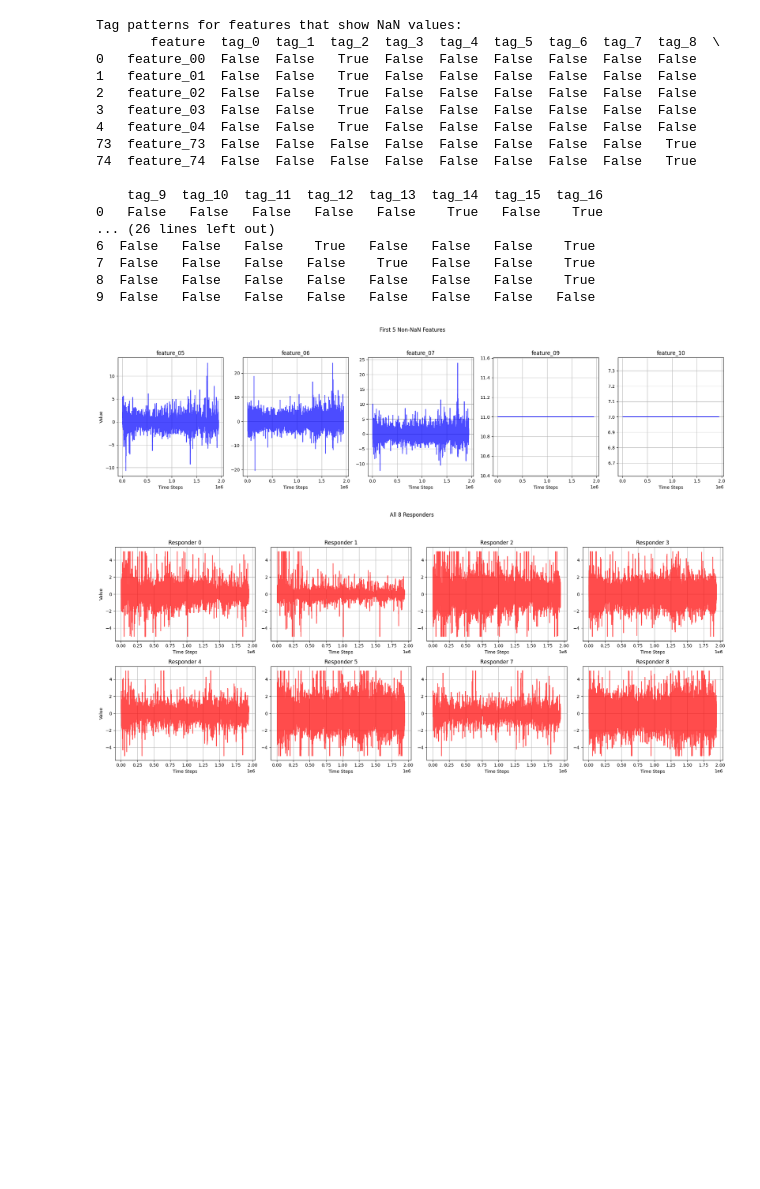
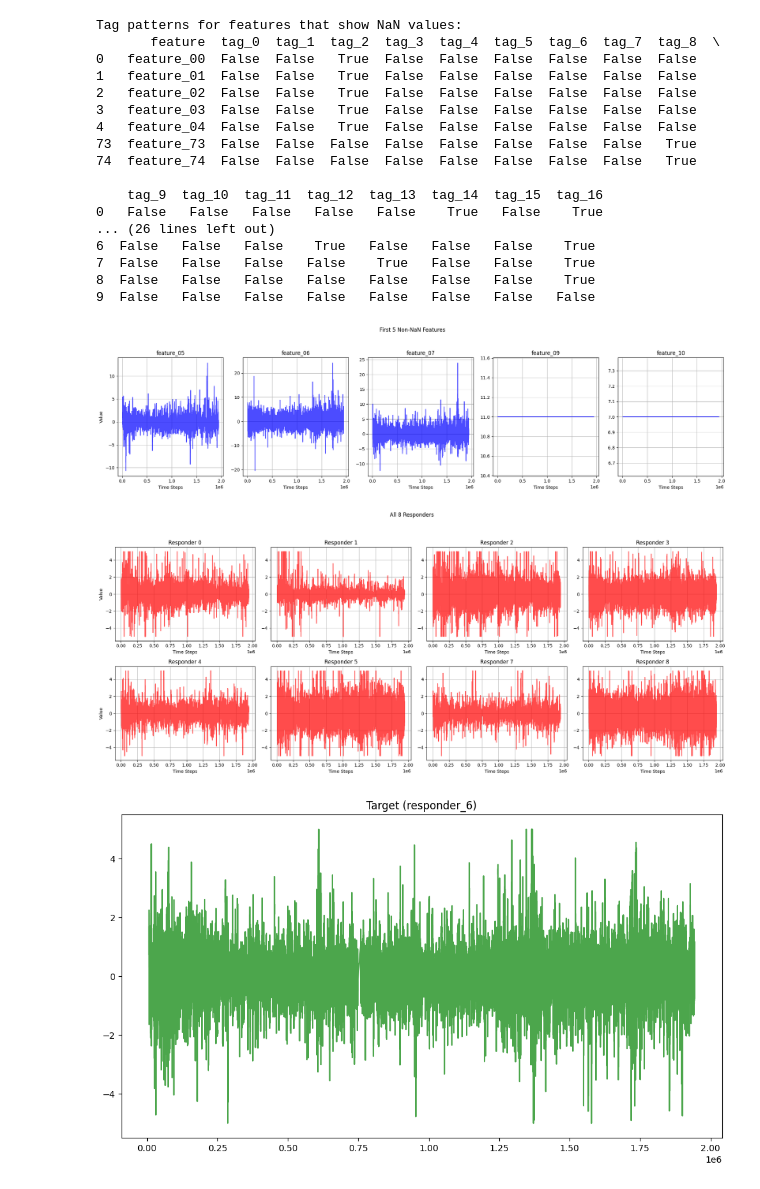
Before and after one commit to SaumikDana/kaggle_jane_street_problem, a Jupyter notebook: data.ipynb, the cells around one changed output. Saved outputs shown, nothing was run; the diff lists cells and outputs as text; code cells hidden in the pictures; blank space fills up the shorter version.

```diff
--- a/data.ipynb
+++ b/data.ipynb
@@ -21,6 +21,8 @@ def create_timeseries_for_symbol(df, symbol_id):
     feature_cols = [col for col in df.columns if col.startswith('feature_')]
     responder_cols = [col for col in df.columns if col.startswith('responder_') and col != 'responder_6']
 
+    target_col = 'responder_6'
+
     # Get first date and its last time for responders
     first_date = symbol_data['date_id'].min()
     first_date_last_time = symbol_data[symbol_data['date_id'] == first_date]['time_id'].max()
@@ -32,13 +34,16 @@ def create_timeseries_for_symbol(df, symbol_id):
     # Get all data after first date (for features)
     feature_series = symbol_data[symbol_data['date_id'] > first_date][feature_cols].copy()
 
+    # Get all data after first date (for target)
+    target_series = symbol_data[symbol_data['date_id'] > first_date][target_col].copy()
+
     # Get all data after first date except the last row (for responders)
     responder_data = symbol_data[symbol_data['date_id'] > first_date][responder_cols].iloc[:-1]
 
     # Add first date's last responders at the start
     responder_series = pd.concat([first_date_last_responders, responder_data])
 
-    return feature_series, responder_series
+    return feature_series, responder_series, target_series
 
 # Example usage
 if __name__ == "__main__":
@@ -47,15 +52,20 @@ if __name__ == "__main__":
     symbol_id = df['symbol_id'].unique()[0]
 
     # Create time series
-    features, responders = create_timeseries_for_symbol(df, symbol_id)
+    features, responders, target = create_timeseries_for_symbol(df, symbol_id)
 
     # Print verification
     print(f"Feature series shape: {features.shape}")
     print("\nFirst few rows of feature series:")
     print(features.head())
+
     print(f"Responder series shape: {responders.shape}")
     print("\nFirst few rows of responder series (should start with final time_id of first date):")
     print(responders.head())
+
+    print(f"Target series shape: {target.shape}")
+    print("\nFirst few rows of target series:")
+    print(target.head())
 # %% [output]
 Feature series shape: (142632, 79)
 
@@ -122,7 +132,7 @@ import pandas as pd
 import numpy as np
 import matplotlib.pyplot as plt
 
-def plot_separate_timeseries(features, responders):
+def plot_separate_timeseries(features, responders, target):
     """
     Create separate subplots for first 5 features and all 8 responders
     """
@@ -150,32 +160,41 @@ def plot_separate_timeseries(features, responders):
     plt.suptitle('First 5 Non-NaN Features', y=1.05)
     plt.tight_layout()
     plt.show()
 
     # Second plot - Responders
     plt.figure(figsize=(20, 8))
     for i, col in enumerate(responders.columns):
         ax = plt.subplot(2, 4, i+1)  # 2 rows, 4 columns
         ax.plot(responders[col], color='red', alpha=0.7)
         ax.set_title(f'Responder {col[-1]}')
         ax.grid(True)
         if i % 4 == 0:  # Add y-label for leftmost plots
             ax.set_ylabel('Value')
         ax.set_xlabel('Time Steps')
     plt.suptitle('All 8 Responders', y=1.05)
     plt.tight_layout()
     plt.show()
 
+    # Third plot - Target
+    plt.figure(figsize=(10, 6))
+    plt.plot(target, color='green', alpha=0.7)
+    plt.title('Target (responder_6)')
+    plt.tight_layout()
+    plt.show()
+
+
 # Example usage
 if __name__ == "__main__":
     # Load data
     df = pd.read_parquet("train.parquet/partition_id=0/part-0.parquet")
     symbol_id = df['symbol_id'].unique()[0]
 
     # Create time series
-    features, responders = create_timeseries_for_symbol(df, symbol_id)
+    features, responders, target = create_timeseries_for_symbol(df, symbol_id)
 
     # Plot
-    plot_separate_timeseries(features, responders)
+    plot_separate_timeseries(features, responders, target)
 # %% [output]
 [figure]
 [figure]
+[figure, added]
```
Also changed, not shown: parts of 1 cell of this notebook.
